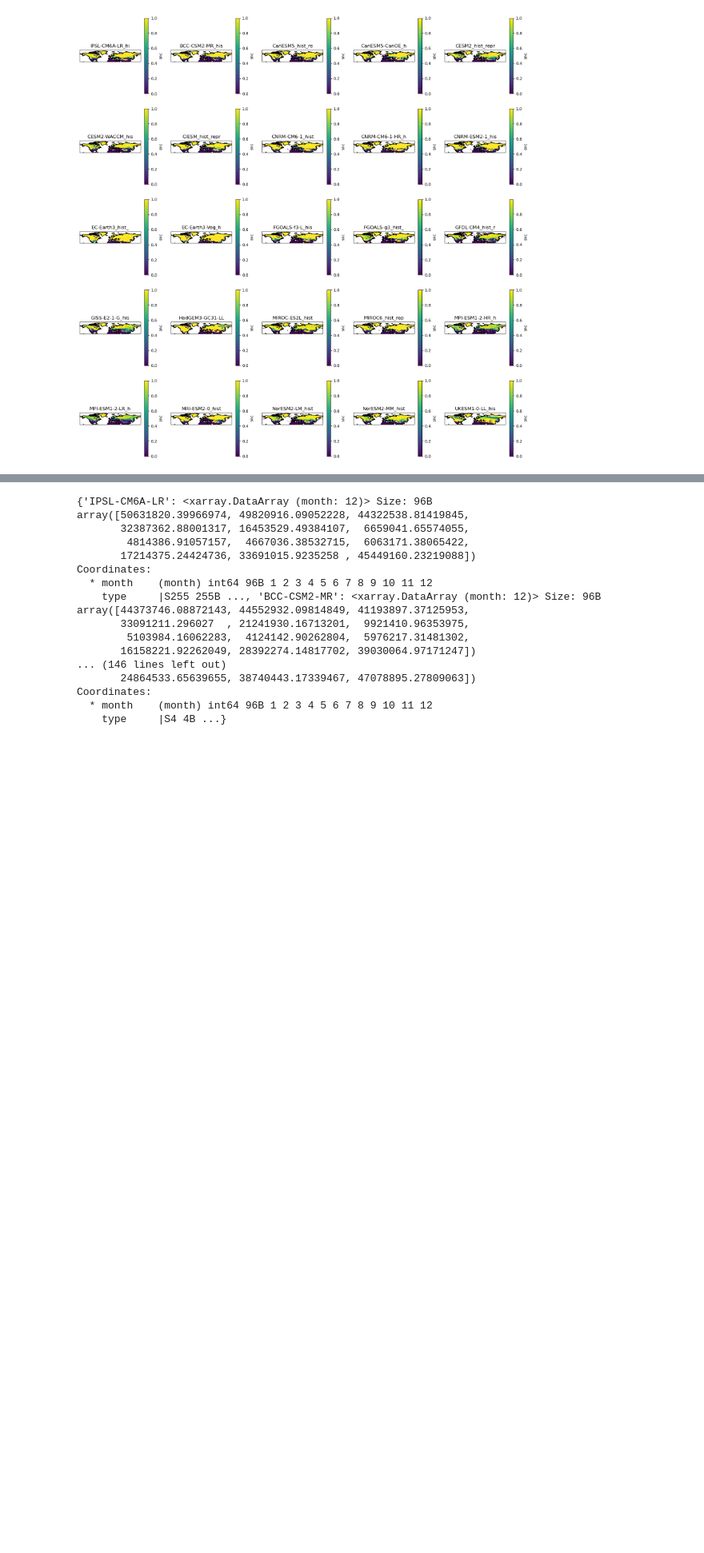
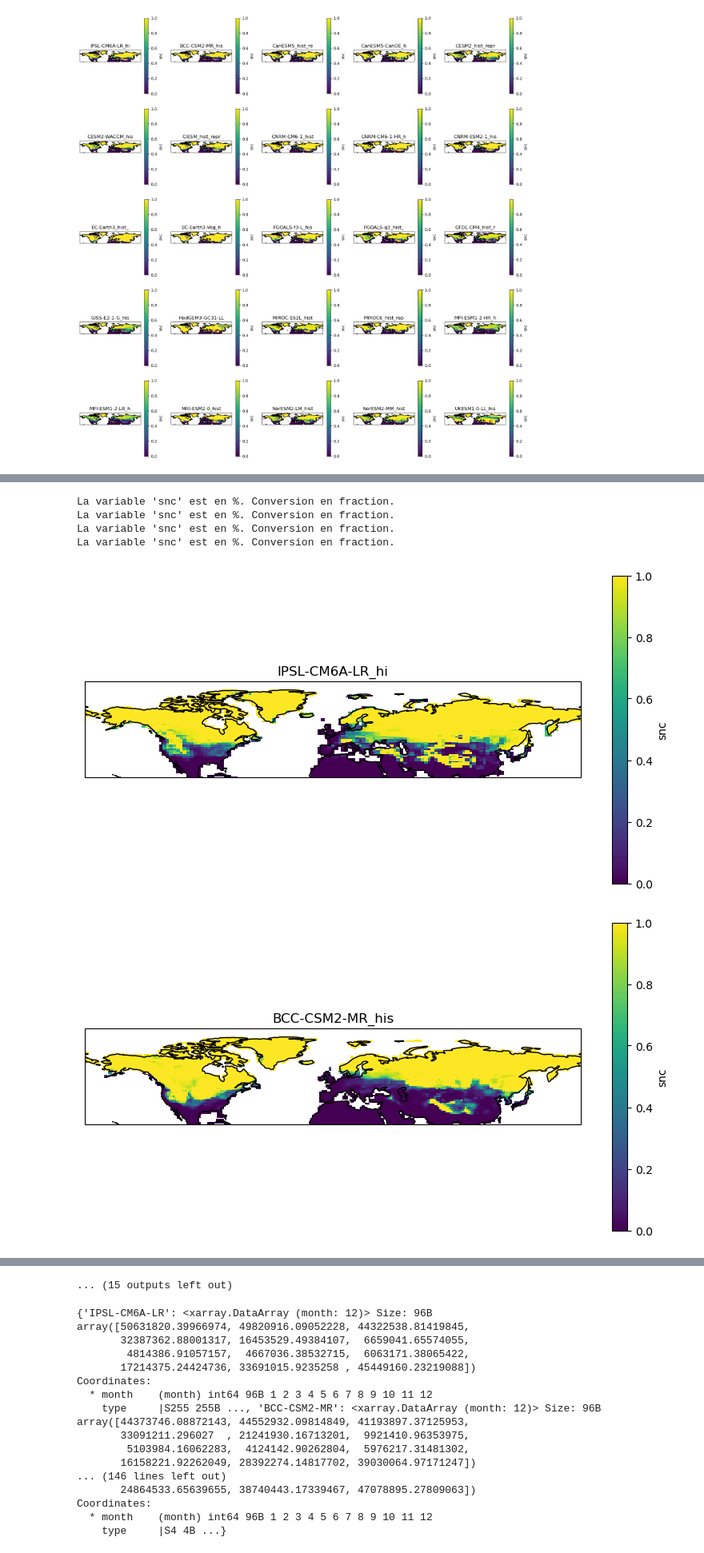
Before and after one commit to IGE-OpenReproLab2025/M2_Snow_project, a Jupyter notebook: notebooks/good_Comparaison_initial_interpole_tous_modeles_100425.ipynb, the cells around one changed output, grey strips where cells are left out. Shown at 80% size. Saved outputs shown, nothing was run; the diff lists cells and outputs as text; code cells hidden in the pictures; blank space fills up the shorter version.

```diff
--- a/notebooks/good_Comparaison_initial_interpole_tous_modeles_100425.ipynb
+++ b/notebooks/good_Comparaison_initial_interpole_tous_modeles_100425.ipynb
@@ -188,3 +188,35 @@ La variable 'snc' est en %. Conversion en fraction.
 La variable 'snc' est en %. Conversion en fraction.
 La variable 'snc' est en %. Conversion en fraction.
 [figure]
+# %%
+#plt.figure(figsize=(15, 15))
+#fig.subplots(5, 5)
+#fig, axes = plt.subplots(5, 5, figsize=(20, 20), subplot_kw={'projection': ccrs.PlateCarree()})
+#axes = axes.flatten()
+
+snow_cover_dict = {}
+
+for i, files in enumerate(nc_files):
+    model_name = files.split("_")[0]
+
+    path_snc = os.path.join("/home/jovyan/private-storage/interp_models_hist_bis/", files)
+    path_areacella = os.path.join("/home/jovyan/private-storage/areacella_recalcule_cdo_bis/", files.replace("hist_reprojete", "gridarea_hist_recalcule"))
+    path_sftlf = os.path.join("/home/jovyan/private-storage/interp_sftlf_bis/", files.replace("hist", "sftlf"))
+
+    ds_snc, ds_area, ds_sftlf = get_data(path_snc, path_areacella, path_sftlf)
+    sftlf = ds_sftlf["sftlf"]
+    snc, snow_cover, monthly_mean = extraction_variable_and_monthly_mean(ds_snc)
+    areacella = ds_area["cell_area"]
+    snow_cover_km2 = snow_surface_calculation(snow_cover, areacella)
+    snow_cover_dict[model_name] = snow_cover_km2
+
+    #ax = axes[i]
+    plot_snow_cover_initial(snc, title=files[:15])
+
+    #print(snow_cover_km2)
+
+    ds_snc.close()
+    ds_area.close()
+
+    #break
+# %% [output]
@@ -190,0 +241,6 @@ La variable 'snc' est en %. Conversion en fraction.
+La variable 'snc' est en %. Conversion en fraction.
+La variable 'snc' est en %. Conversion en fraction.
+La variable 'snc' est en %. Conversion en fraction.
+La variable 'snc' est en %. Conversion en fraction.
+[figure, added]
+[figure, added]
@@ -191,3 +255,4 @@ La variable 'snc' est en %. Conversion en fraction.
+... (15 outputs left out)
 # %%
 print(snow_cover_dict)#[model_name]
 # %% [output]
```
Also changed, not shown: parts of 3 cells of this notebook, 5 other files.
